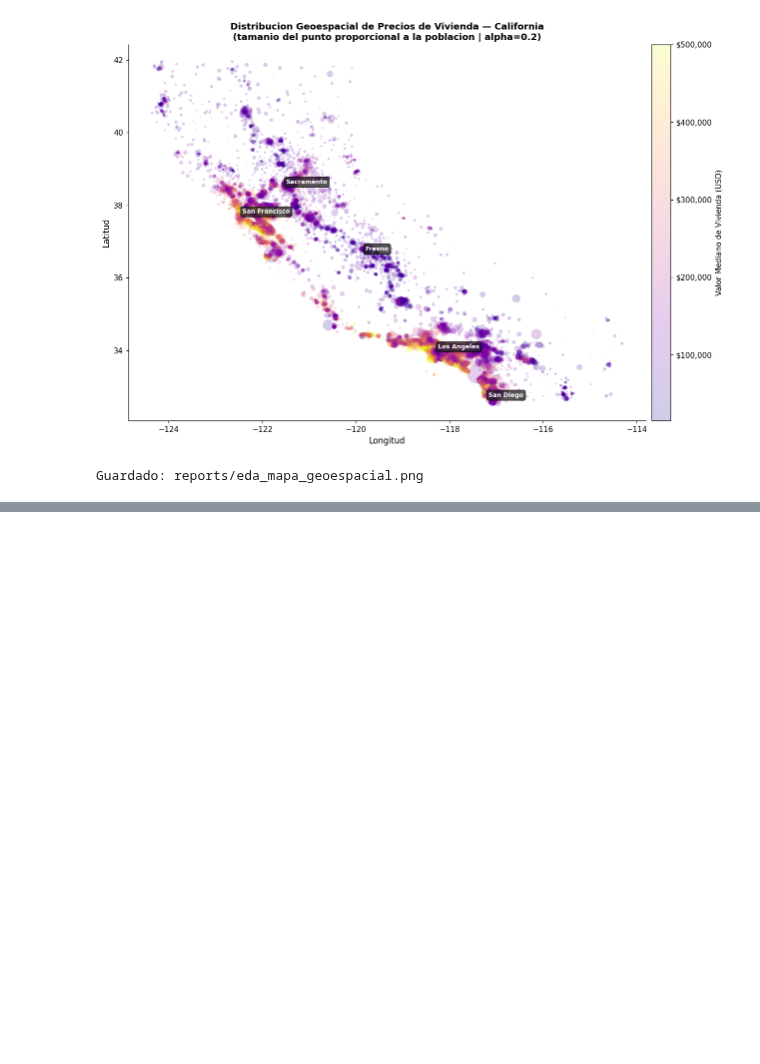
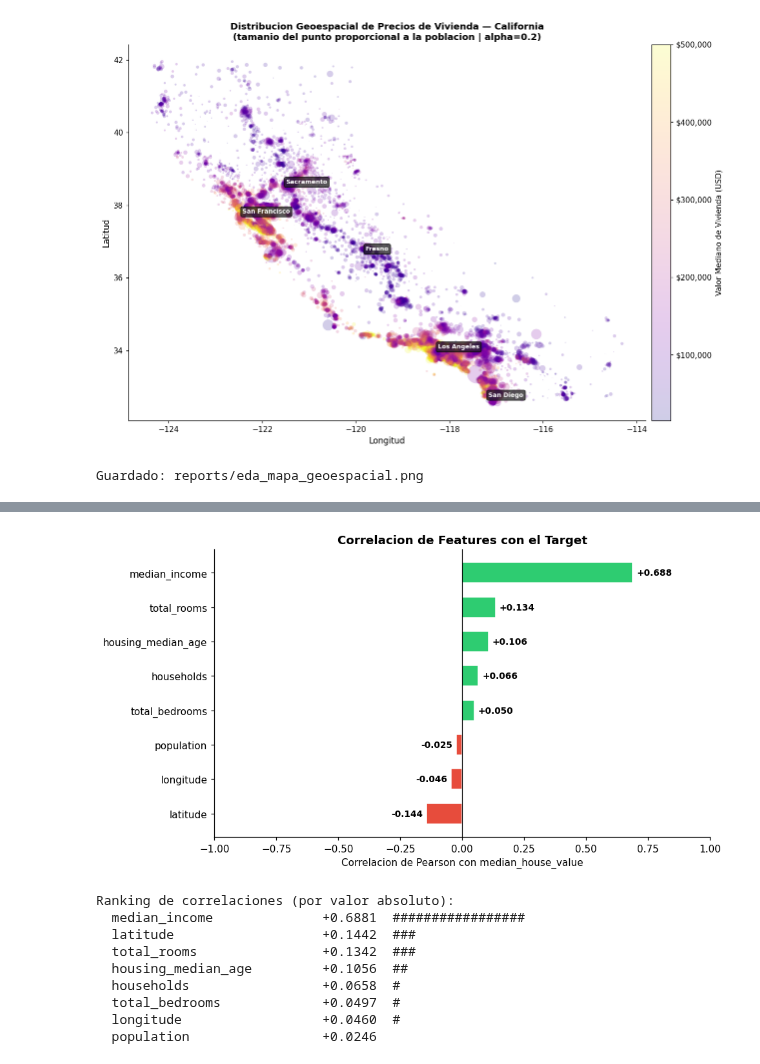
Before and after one commit to osbonilla/ds-ml-project-template, a Jupyter notebook: notebooks/01_exploracion.ipynb, the cells around one changed output, grey strips where cells are left out. Drawn from its saved outputs; the diff is of its cells as text; code cells hidden in the pictures; blank space fills up the shorter version.

```diff
--- a/notebooks/01_exploracion.ipynb
+++ b/notebooks/01_exploracion.ipynb
@@ -327,3 +327,8 @@ print('Guardado: reports/eda_mapa_geoespacial.png')
 # %% [output]
 [figure]
 Guardado: reports/eda_mapa_geoespacial.png
+# %%
+# Matriz de correlación completa
+corr_matrix = housing.select_dtypes(include=np.number).corr()
+corr_matrix.to_csv(REPORTS_DIR / 'eda_correlation_matrix.csv')
+corr_matrix
@@ -329,0 +346,45 @@ Guardado: reports/eda_mapa_geoespacial.png
+# %%
+# Ranking de correlaciones con el target
+corr_target = (
+    corr_matrix['median_house_value']
+    .drop('median_house_value')
+    .sort_values(ascending=True)
+)
+
+fig, ax = plt.subplots(figsize=(9, 5))
+colors = ['#e74c3c' if v < 0 else '#2ecc71' for v in corr_target]
+bars = ax.barh(corr_target.index, corr_target.values, color=colors, edgecolor='white', height=0.6)
+
+ax.axvline(0, color='black', linewidth=0.8)
+ax.set_xlabel('Correlacion de Pearson con median_house_value')
+ax.set_title('Correlacion de Features con el Target', fontweight='bold')
+ax.set_xlim(-1, 1)
+
+for bar, val in zip(bars, corr_target.values):
+    ax.text(
+        val + (0.015 if val >= 0 else -0.015),
+        bar.get_y() + bar.get_height() / 2,
+        f'{val:+.3f}', va='center',
+        ha='left' if val >= 0 else 'right',
+        fontsize=9, fontweight='bold',
+    )
+
+plt.tight_layout()
+plt.savefig(REPORTS_DIR / 'eda_correlaciones_target.png', bbox_inches='tight', dpi=120)
+plt.show()
+
+print('\nRanking de correlaciones (por valor absoluto):')
+for col, val in corr_target.abs().sort_values(ascending=False).items():
+    bar = '#' * int(val * 25)
+    print(f'  {col:<25}  {val:+.4f}  {bar}')
+# %% [output]
+[figure, added]
+Ranking de correlaciones (por valor absoluto):
+  median_income              +0.6881  #################
+  latitude                   +0.1442  ###
+  total_rooms                +0.1342  ###
+  housing_median_age         +0.1056  ##
+  households                 +0.0658  #
+  total_bedrooms             +0.0497  #
+  longitude                  +0.0460  #
+  population                 +0.0246
```
Also changed, not shown: parts of 6 cells of this notebook.
